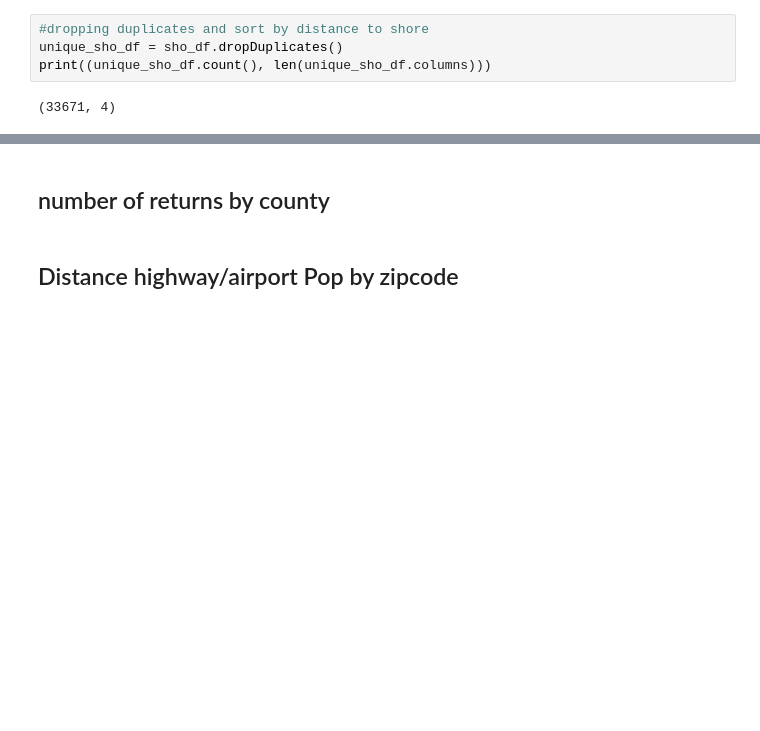
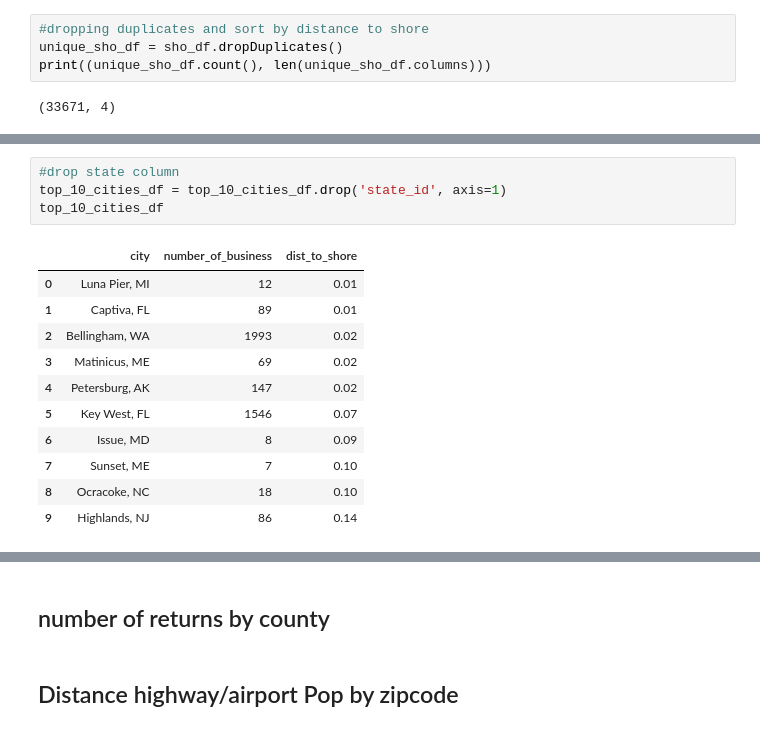
Before and after one commit to ZCWDataSixZero/ExploreZipCodeData_PySpark, a Jupyter notebook: Individual notebooks/a_analysis.ipynb, the cells around one changed output, grey strips where cells are left out. Cells and saved outputs as stored; diff of their text form; blank space fills up the shorter version.

```diff
--- a/Individual notebooks/a_analysis.ipynb
+++ b/Individual notebooks/a_analysis.ipynb
@@ -182,0 +202,16 @@ top_10_cities.show()
+# %%
+#drop state column
+top_10_cities_df = top_10_cities_df.drop('state_id', axis=1)
+top_10_cities_df
+# %% [output]
+|  | city | number_of_business | dist_to_shore |
+| 0 | Luna Pier, MI | 12 | 0.01 |
+| 1 | Captiva, FL | 89 | 0.01 |
+| 2 | Bellingham, WA | 1993 | 0.02 |
+| 3 | Matinicus, ME | 69 | 0.02 |
+| 4 | Petersburg, AK | 147 | 0.02 |
+| 5 | Key West, FL | 1546 | 0.07 |
+| 6 | Issue, MD | 8 | 0.09 |
+| 7 | Sunset, ME | 7 | 0.10 |
+| 8 | Ocracoke, NC | 18 | 0.10 |
+| 9 | Highlands, NJ | 86 | 0.14 |
```
Also changed, not shown: parts of 6 cells of this notebook.
